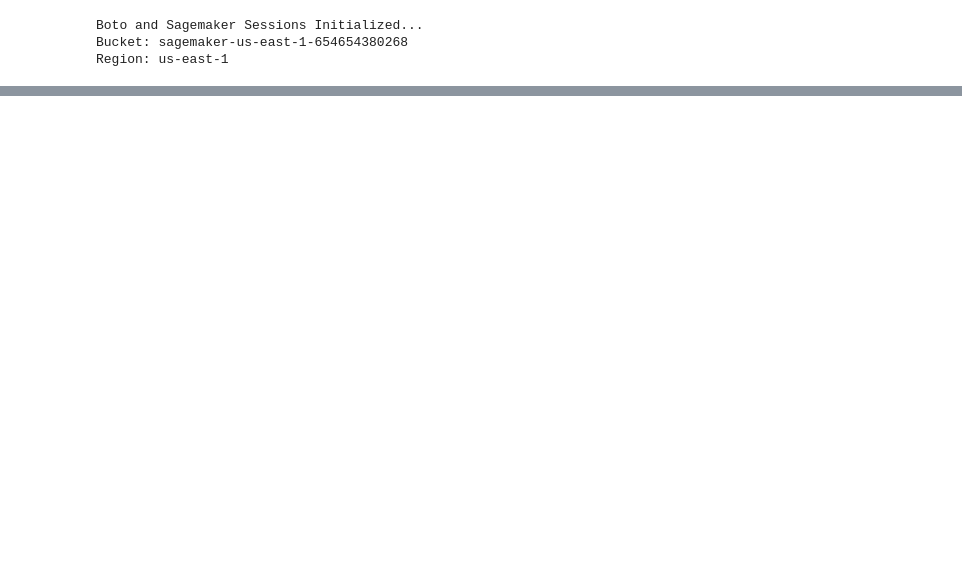
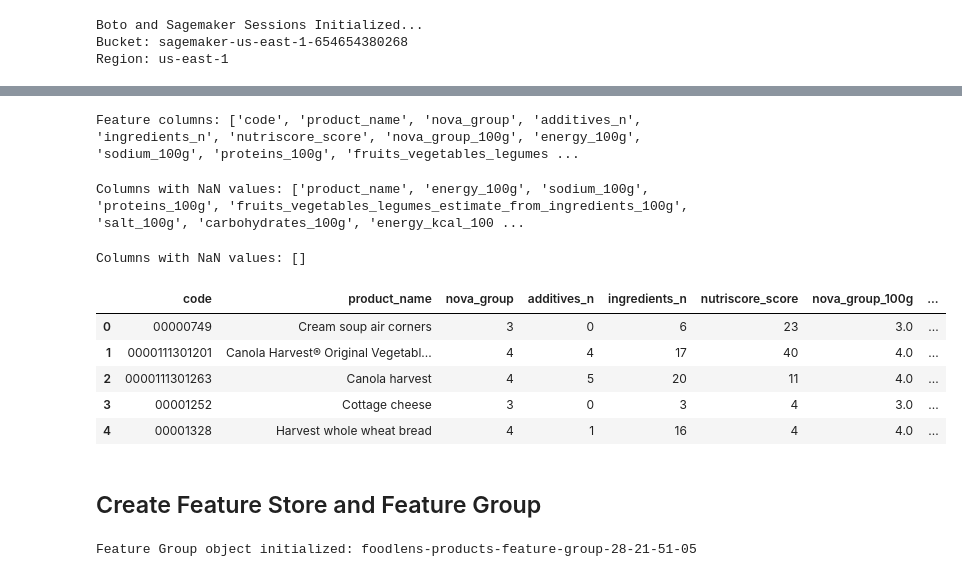
Before and after one commit to apmalinsky/AAI-540-FinalProject, a Jupyter notebook: 02_FeatureEngineering.ipynb, the cells around one changed output, grey strips where cells are left out. Drawn from its saved outputs; the diff is of its cells as text; code cells hidden in the pictures; blank space fills up the shorter version.

```diff
--- a/02_FeatureEngineering.ipynb
+++ b/02_FeatureEngineering.ipynb
@@ -120,0 +133,6 @@ df_us.loc[2]['nutriments']
+# %%
+# Concatenate all processed chunks into a final DataFrame
+features_df = pd.concat(all_processed_chunks, ignore_index=True)
+print("Feature columns:", features_df.columns.tolist())
+print("Shape:", features_df.shape)
+features_df.head(3)
@@ -120,0 +187,57 @@ df_us.loc[2]['nutriments']
+# %%
+# View full final column list
+print("Feature columns:", features_df.columns.tolist())
+# %% [output]
+Feature columns: ['code', 'product_name', 'nova_group', 'additives_n', 'ingredients_n', 'nutriscore_score', 'nova_group_100g', 'energy_100g', 'sodium_100g', 'proteins_100g', 'fruits_vegetables_legumes ...
+# %%
+# Filter for columns where the value is True (meaning they contain NaN)
+columns_with_nan_series = features_df.isnull().any()
+columns_with_nan = columns_with_nan_series[columns_with_nan_series].index.tolist()
+print(f"Columns with NaN values: {columns_with_nan}")
+# %% [output]
+Columns with NaN values: ['product_name', 'energy_100g', 'sodium_100g', 'proteins_100g', 'fruits_vegetables_legumes_estimate_from_ingredients_100g', 'salt_100g', 'carbohydrates_100g', 'energy_kcal_100 ...
+# %%
+# Impute missing product_names
+features_df['product_name'] = features_df['product_name'].fillna('nan_product_name')
+
+# Impute core nutrient values using the median
+median_impute_cols = [
+    'energy_100g', 'sodium_100g', 'proteins_100g',
+    'salt_100g', 'carbohydrates_100g', 'energy_kcal_100g',
+    'sugars_100g', 'fat_100g', 'saturated_fat_100g',
+    'fiber_100g', 'cholesterol_100g', 'calcium_100g',
+    'iron_100g', 'vitamin_c_100g', 'vitamin_a_100g'
+]
+
+for col in median_impute_cols:
+    features_df[col] = features_df[col].fillna(features_df[col].median())
+
+# Impute other columns with 0, as they are not present
+zero_impute_cols = [
+    'trans_fat_100g',
+    'fruits_vegetables_legumes_estimate_from_ingredients_100g',
+    'fruits_vegetables_nuts_estimate_from_ingredients_100g'
+]
+
+for col in zero_impute_cols:
+    features_df[col] = features_df[col].fillna(0)
+
+# Verify that all NaNs have been handled
+columns_with_nan_series = features_df.isnull().any()
+columns_with_nan = columns_with_nan_series[columns_with_nan_series].index.tolist()
+print(f"Columns with NaN values: {columns_with_nan}")
+# %% [output]
+Columns with NaN values: []
+# %%
+# View data with all columns
+pd.set_option('display.max_columns', None)
+features_df.head()
+# %% [output]
+|  | code | product_name | nova_group | additives_n | ingredients_n | nutriscore_score | nova_group_100g | ... |
+| 0 | 00000749 | Cream soup air corners | 3 | 0 | 6 | 23 | 3.0 | ... |
+| 1 | 0000111301201 | Canola Harvest® Original Vegetabl... | 4 | 4 | 17 | 40 | 4.0 | ... |
+| 2 | 0000111301263 | Canola harvest | 4 | 5 | 20 | 11 | 4.0 | ... |
+| 3 | 00001252 | Cottage cheese | 3 | 0 | 3 | 4 | 3.0 | ... |
+| 4 | 00001328 | Harvest whole wheat bread | 4 | 1 | 16 | 4 | 4.0 | ... |
+# %% [markdown]
+## Create Feature Store and Feature Group
@@ -120,0 +257,13 @@ df_us.loc[2]['nutriments']
+# %%
+# Initialize feature group
+feature_group_name = "foodlens-products-feature-group-" + strftime("%d-%H-%M-%S", gmtime())
+
+# Create the FeatureGroup object
+food_feature_group = FeatureGroup(
+    name=feature_group_name,
+    sagemaker_session=feature_store_session
+)
+
+print(f"Feature Group object initialized: {feature_group_name}")
+# %% [output]
+Feature Group object initialized: foodlens-products-feature-group-28-21-51-05
```
Also changed, not shown: parts of 27 cells of this notebook, 6 other files.
